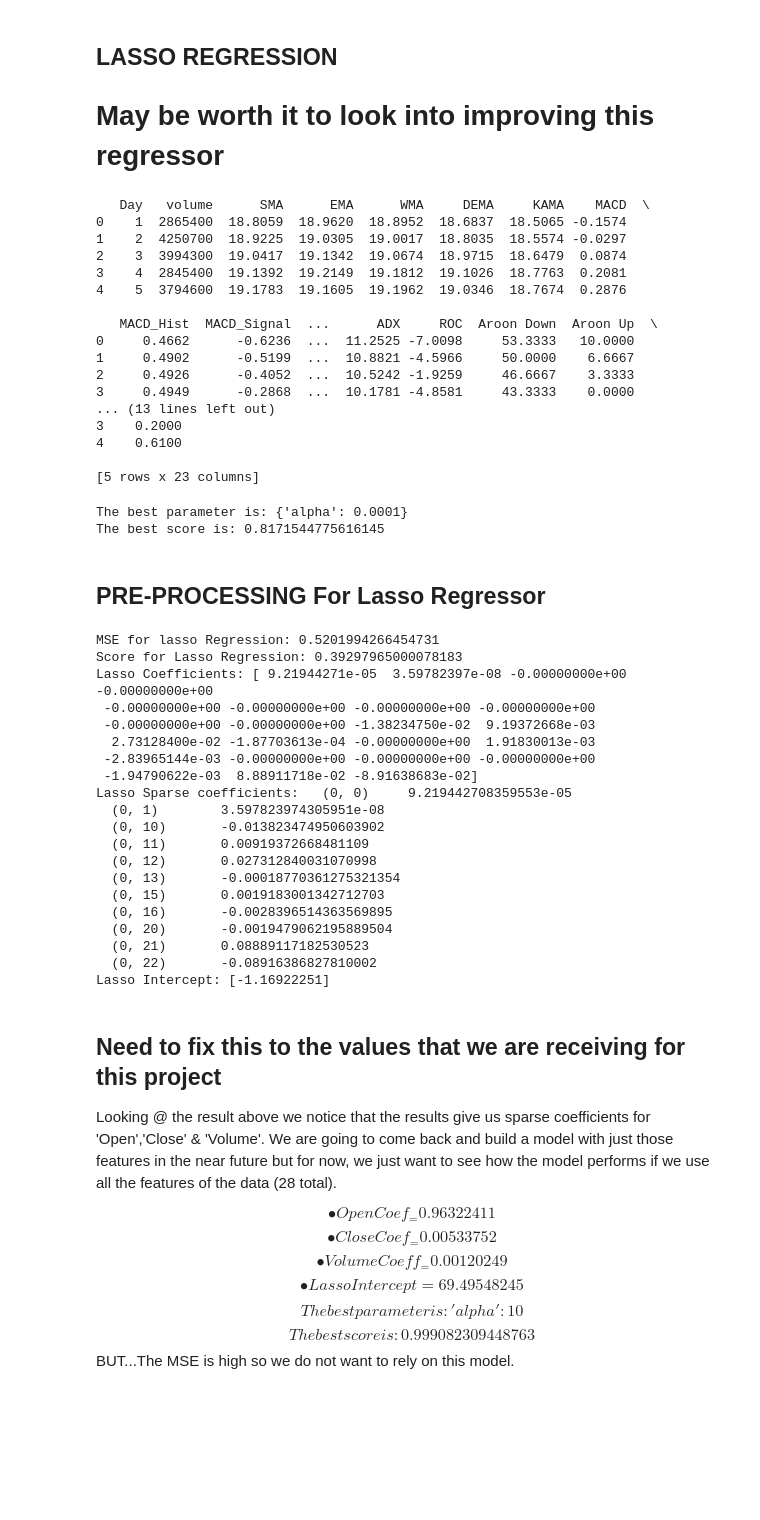
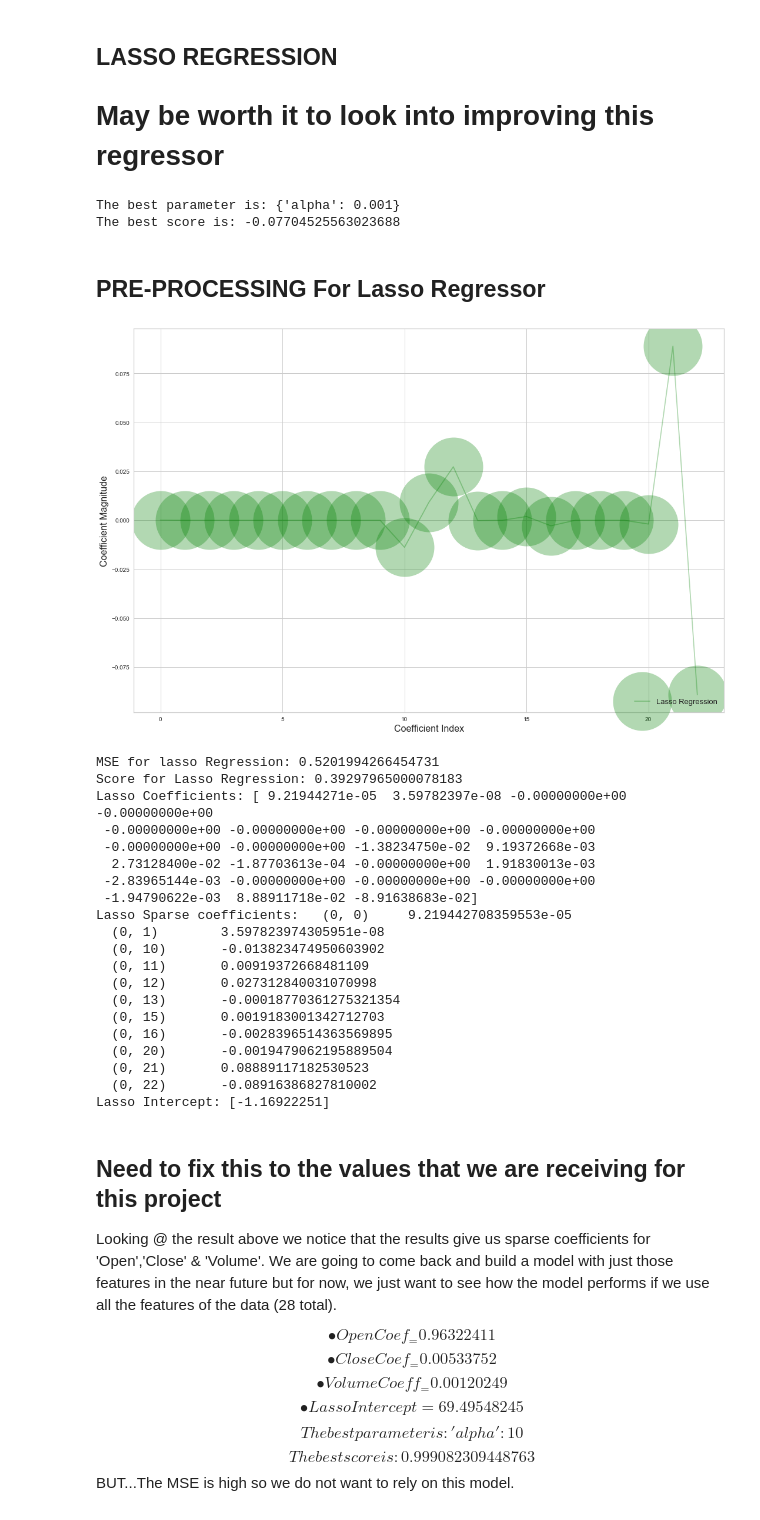
Before and after one commit to mjworthington/Online_ML_4803, a Jupyter notebook: NASDAQ_Predictor&NN.ipynb, the cells around one changed output. Cells and saved outputs as stored; diff of their text form; code cells hidden in the pictures; blank space fills up the shorter version.

```diff
--- a/NASDAQ_Predictor&NN.ipynb
+++ b/NASDAQ_Predictor&NN.ipynb
@@ -132,12 +150,13 @@ feature_list = ['open','high','low', 'close', 'volume','RSI','SMA','EMA',\
 # %%
 
 Xs = data1.drop(['daily_diff','open','close','high','low'], axis=1)
-print(Xs.head())
+# Xs = data1.drop(['daily_diff','open','close'], axis=1)
+# print(Xs.head())
 
 
 y = data1['daily_diff'].values.reshape(-1,1)
 
-lasso = Lasso(alpha=.10,normalize=True)
+lasso = Lasso(alpha=.1,normalize=False)
 parameters = {'alpha': [1e-15, 1e-10, 1e-8, 1e-4, 1e-3,1e-2, 1, 5, 10, 20]}
 # Below are all the scoring methods for lasso regressors...I do think that we need to improve this part....But we can do it later.
 # ‘neg_mean_squared_log_error’
@@ -145,52 +164,42 @@ parameters = {'alpha': [1e-15, 1e-10, 1e-8, 1e-4, 1e-3,1e-2, 1, 5, 10, 20]}
 # r2
 # ‘explained_variance’
 
-lasso_regressor = GridSearchCV(lasso, parameters, scoring='r2', cv = 5)
+lasso_regressor = GridSearchCV(lasso, parameters, scoring='neg_mean_squared_error', cv = 5)
 
 lasso_regressor.fit(Xs, y)
 
 print("The best parameter is:", lasso_regressor.best_params_)
 print("The best score is:", lasso_regressor.best_score_)
 # %% [output]
-   Day   volume      SMA      EMA      WMA     DEMA     KAMA    MACD  \
-0    1  2865400  18.8059  18.9620  18.8952  18.6837  18.5065 -0.1574
-1    2  4250700  18.9225  19.0305  19.0017  18.8035  18.5574 -0.0297
-2    3  3994300  19.0417  19.1342  19.0674  18.9715  18.6479  0.0874
-3    4  2845400  19.1392  19.2149  19.1812  19.1026  18.7763  0.2081
-4    5  3794600  19.1783  19.1605  19.1962  19.0346  18.7674  0.2876
-
-   MACD_Hist  MACD_Signal  ...      ADX     ROC  Aroon Down  Aroon Up  \
-0     0.4662      -0.6236  ...  11.2525 -7.0098     53.3333   10.0000
-1     0.4902      -0.5199  ...  10.8821 -4.5966     50.0000    6.6667
-2     0.4926      -0.4052  ...  10.5242 -1.9259     46.6667    3.3333
-3     0.4949      -0.2868  ...  10.1781 -4.8581     43.3333    0.0000
-... (13 lines left out)
-3    0.2000
-4    0.6100
-
-[5 rows x 23 columns]
+The best parameter is: {'alpha': 0.001}
+The best score is: -0.07704525563023688
-The best parameter is: {'alpha': 0.0001}
-The best score is: 0.8171544775616145
 # %% [markdown]
 ## PRE-PROCESSING For Lasso Regressor
 # %%
 # Separate the train and test data 80/20
-X_train, X_test, y_train, y_test = train_test_split(Xs, y, test_size=.10, random_state=10)
+X_train, X_test, y_train, y_test = train_test_split(Xs, y, test_size=0.10, random_state=10)
 #Implement LASSO REGRESSION
 lassoReg = Lasso(alpha=0.15, normalize=False)
 lassoReg.fit(X_train,y_train)
 pred_cv = lassoReg.predict(X_test)
 # RETRIEVE MSE
+plt.plot(lassoReg.coef_,alpha=0.3,linestyle='-',marker='o',markersize=100,color='green',label='Lasso Regression')
+plt.xlabel('Coefficient Index',fontsize=16)
+plt.ylabel('Coefficient Magnitude',fontsize=16)
+plt.legend(fontsize=13,loc=4)
+plt.show()
+
 mse = np.mean((pred_cv - y_test)**2)
 print("MSE for lasso Regression:",mse)
 print("Score for Lasso Regression:",lassoReg.score(X_test,y_test))
 coeffs = lassoReg.coef_
 print("Lasso Coefficients:",coeffs)
 coeffs = lassoReg.sparse_coef_
 print("Lasso Sparse coefficients:",coeffs)
 coeffs = lassoReg.intercept_
 print("Lasso Intercept:",coeffs)
 # %% [output]
+[figure, added]
 MSE for lasso Regression: 0.5201994266454731
 Score for Lasso Regression: 0.39297965000078183
 Lasso Coefficients: [ 9.21944271e-05  3.59782397e-08 -0.00000000e+00 -0.00000000e+00
```
Also changed, not shown: parts of 36 cells of this notebook.
